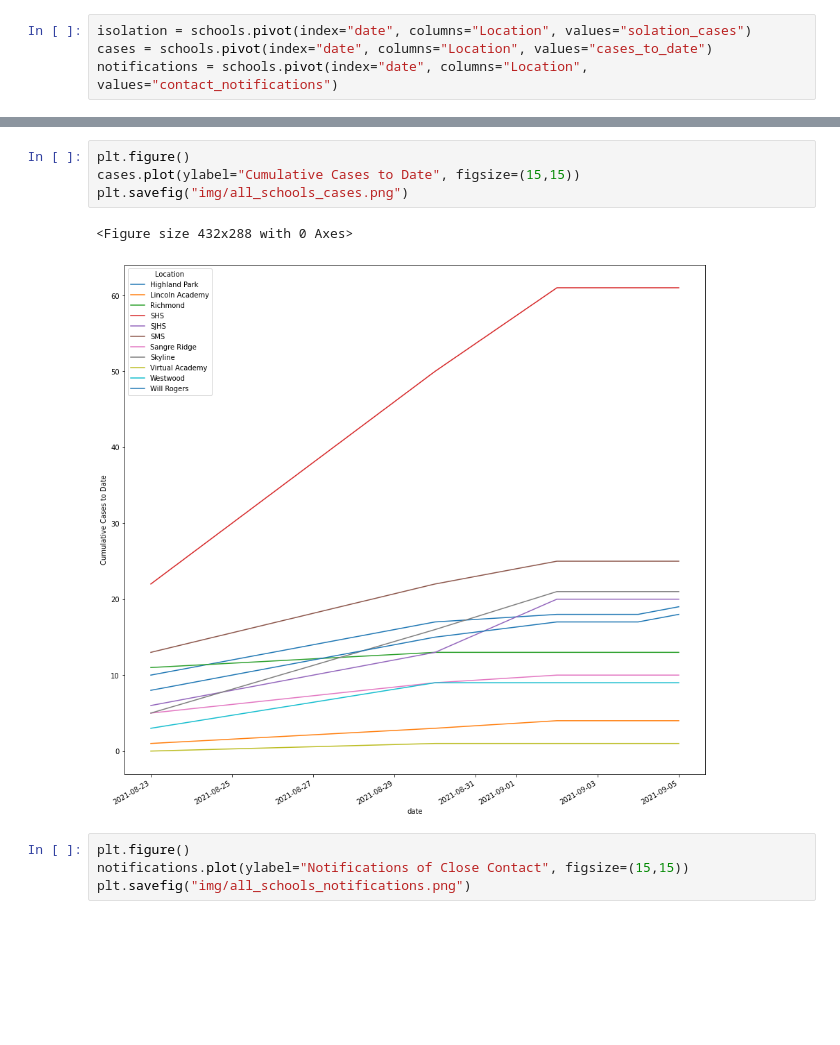
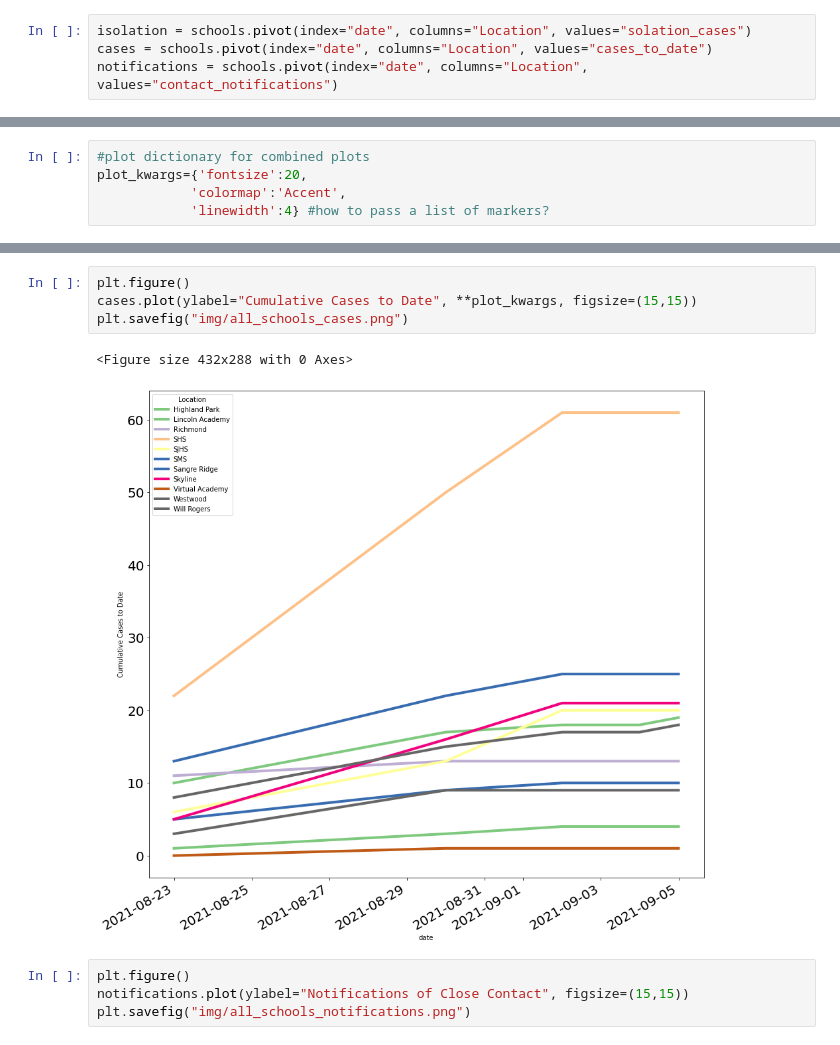
Before and after one commit to jwiggi18/stw_schs_covid_data, a Jupyter notebook: Untitled1.ipynb, the cells around one changed output, grey strips where cells are left out. Drawn from its saved outputs; the diff is of its cells as text; blank space fills up the shorter version.

Commit message:
updated plot

```diff
--- a/Untitled1.ipynb
+++ b/Untitled1.ipynb
@@ -77,2 +72,7 @@ isolation.plot()
+# %%
+#plot dictionary for combined plots
+plot_kwargs={'fontsize':20,
+            'colormap':'Accent',
+            'linewidth':4} #how to pass a list of markers?
 # %%
 plt.figure()
@@ -84,10 +84,10 @@ plt.savefig("img/all_schools_isolation.png")
 # %%
 plt.figure()
-cases.plot(ylabel="Cumulative Cases to Date", figsize=(15,15))
+cases.plot(ylabel="Cumulative Cases to Date", **plot_kwargs, figsize=(15,15))
 plt.savefig("img/all_schools_cases.png")
 # %% [output]
 <Figure size 432x288 with 0 Axes>
-[figure, old version]
+[figure, new version]
 # %%
 plt.figure()
 notifications.plot(ylabel="Notifications of Close Contact", figsize=(15,15))
```
Also changed, not shown: parts of 2 cells of this notebook, 3 other files.
